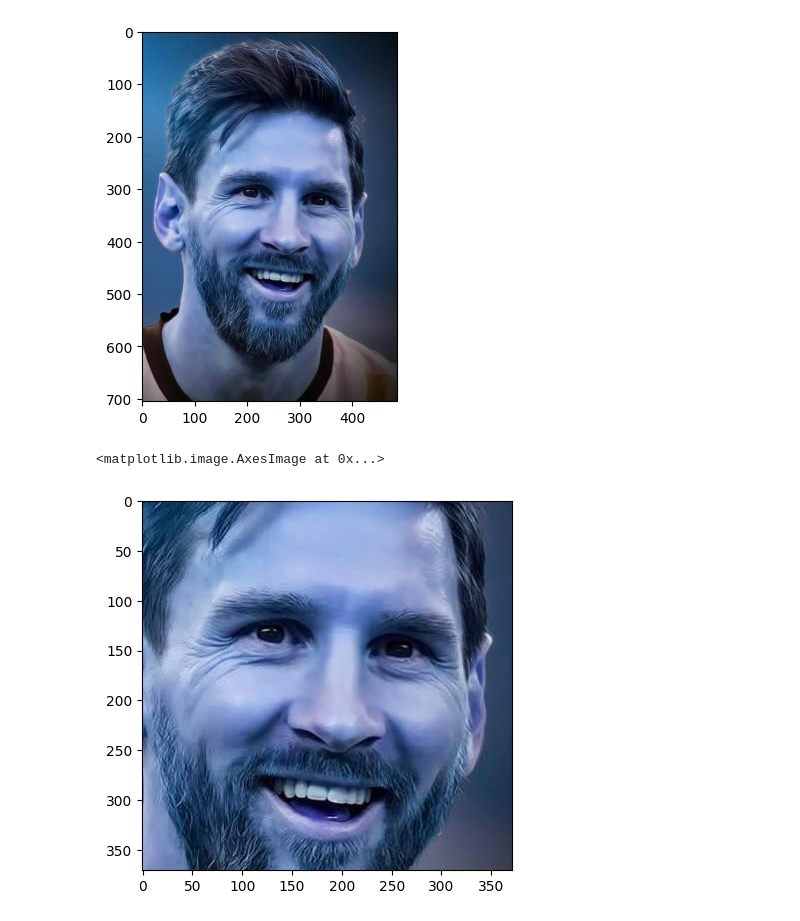
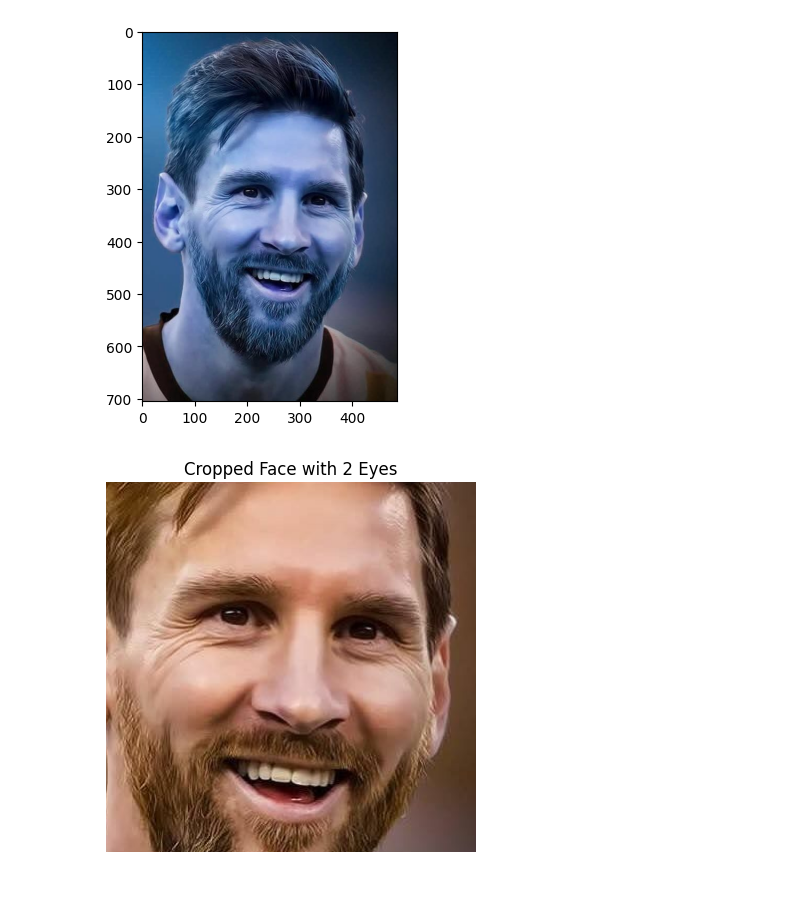
Before and after one commit to ashish769/sports-persons-image-classifier, a Jupyter notebook: sports-persons-image-classifier.ipynb, the cells around one changed output. Drawn from its saved outputs; the diff is of its cells as text; code cells hidden in the pictures; blank space fills up the shorter version.

```diff
--- a/sports-persons-image-classifier.ipynb
+++ b/sports-persons-image-classifier.ipynb
@@ -107,31 +107,19 @@ plt.imshow(roi_color,cmap='gray')
 [figure]
 # %%
 def get_cropped_image_if_2_eyes(image_path):
-    # Read the image
     img = cv2.imread(image_path)
+    if img is None:
+        return None  # prevents cv2.cvtColor crash
 
-    # Convert the image to grayscale
     gray = cv2.cvtColor(img, cv2.COLOR_BGR2GRAY)
-
-    # Detect faces in the image
     faces = face_cascade.detectMultiScale(gray, 1.3, 5)
 
-    # Loop through the detected faces
     for (x, y, w, h) in faces:
-        # Crop the region of interest (ROI) in grayscale for eye detection
         roi_gray = gray[y:y + h, x:x + w]
-
-        # Crop the region of interest (ROI) in the original image for eye detection
         roi_color = img[y:y + h, x:x + w]
-
-        # Detect eyes within the cropped face region
         eyes = eye_cascade.detectMultiScale(roi_gray)
-
-        # If at least 2 eyes are detected, return the cropped face
         if len(eyes) >= 2:
             return roi_color
-
-    # If no valid face with 2 eyes is found, return None or handle it as needed
     return None
 # %%
 original_image=cv2.imread('./test-images/000005.jpg')
@@ -140,10 +128,17 @@ plt.imshow(original_image)
 <matplotlib.image.AxesImage at 0x...>
 [figure]
 # %%
-cropped_image=get_cropped_image_if_2_eyes('./test-images/000005.jpg')
-plt.imshow(cropped_image)
+#function to print the cropped image
+def print_cropped_image(cropped_image):
+    if cropped_img is not None:
+        plt.imshow(cv2.cvtColor(cropped_img, cv2.COLOR_BGR2RGB))
+        plt.title("Cropped Face with 2 Eyes")
+        plt.axis("off")
+        plt.show()
+    else:
+        print("No valid face with 2 eyes detected in the image.")
-# %% [output]
-<matplotlib.image.AxesImage at 0x...>
-[figure, removed]
 # %%
-#lets try the face not clearly image to crop
+cropped_img = get_cropped_image_if_2_eyes('./test-images/000005.jpg')
+print_cropped_image(cropped_img)
+# %% [output]
+[figure, added]
```
Also changed, not shown: parts of 8 cells of this notebook, 51 other files.
